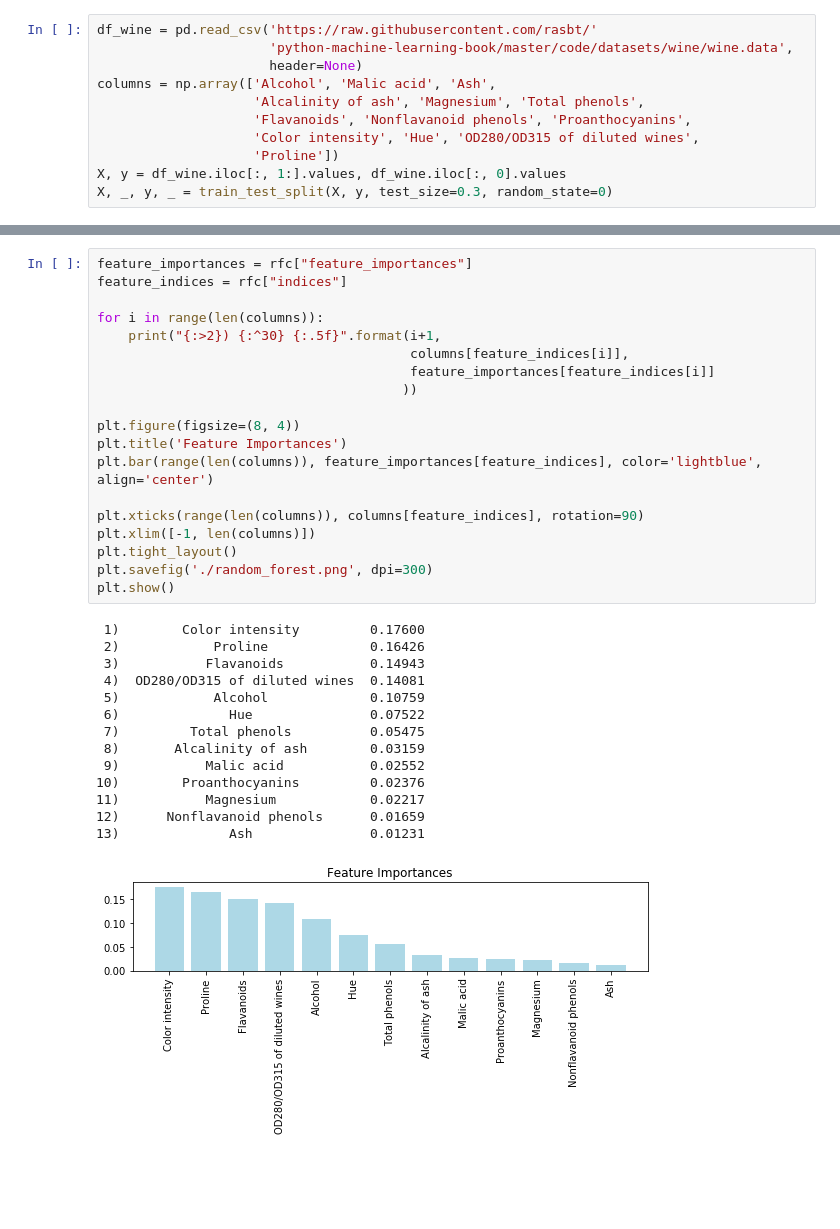
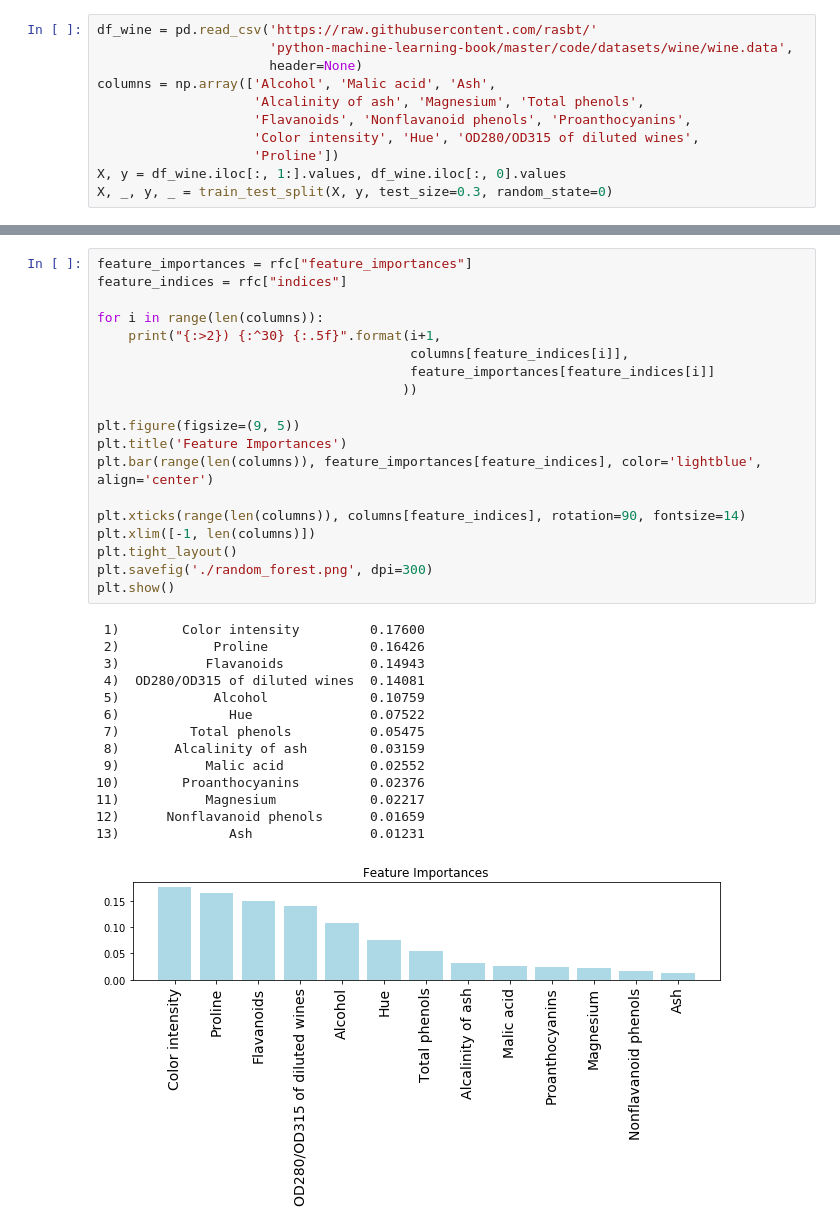
Before and after one commit to uncharted-distil/punk, a Jupyter notebook: examples/feature selection.ipynb, the cells around one changed output, grey strips where cells are left out. Saved outputs shown, nothing was run; the diff lists cells and outputs as text; blank space fills up the shorter version.

```diff
--- a/examples/feature selection.ipynb
+++ b/examples/feature selection.ipynb
@@ -53,33 +57,33 @@ Wall time: 39 s
 feature_importances = rfc["feature_importances"]
 feature_indices = rfc["indices"]
 
 for i in range(len(columns)):
     print("{:>2}) {:^30} {:.5f}".format(i+1,
                                         columns[feature_indices[i]],
                                         feature_importances[feature_indices[i]]
                                        ))
 
-plt.figure(figsize=(8, 4))
+plt.figure(figsize=(9, 5))
 plt.title('Feature Importances')
 plt.bar(range(len(columns)), feature_importances[feature_indices], color='lightblue', align='center')
 
-plt.xticks(range(len(columns)), columns[feature_indices], rotation=90)
+plt.xticks(range(len(columns)), columns[feature_indices], rotation=90, fontsize=14)
 plt.xlim([-1, len(columns)])
 plt.tight_layout()
 plt.savefig('./random_forest.png', dpi=300)
 plt.show()
 # %% [output]
  1)        Color intensity         0.17600
  2)            Proline             0.16426
  3)           Flavanoids           0.14943
  4)  OD280/OD315 of diluted wines  0.14081
  5)            Alcohol             0.10759
  6)              Hue               0.07522
  7)         Total phenols          0.05475
  8)       Alcalinity of ash        0.03159
  9)           Malic acid           0.02552
 10)        Proanthocyanins         0.02376
 11)           Magnesium            0.02217
 12)      Nonflavanoid phenols      0.01659
 13)              Ash               0.01231
-[figure, old version]
+[figure, new version]
```
Also changed, not shown: parts of 36 cells of this notebook, 5 other files.
